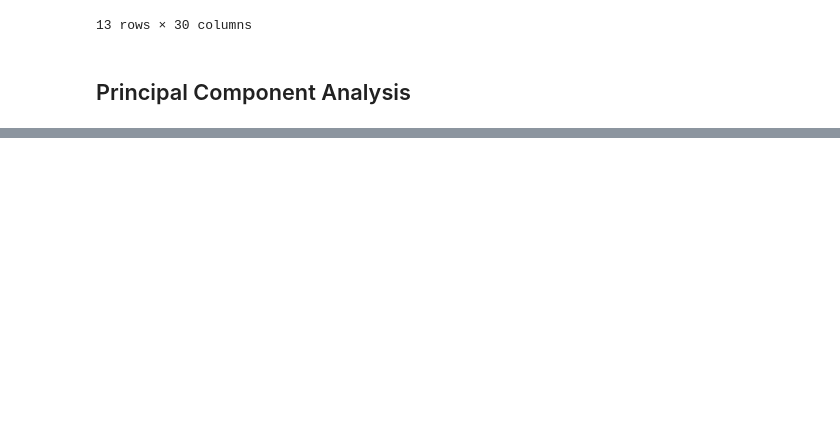
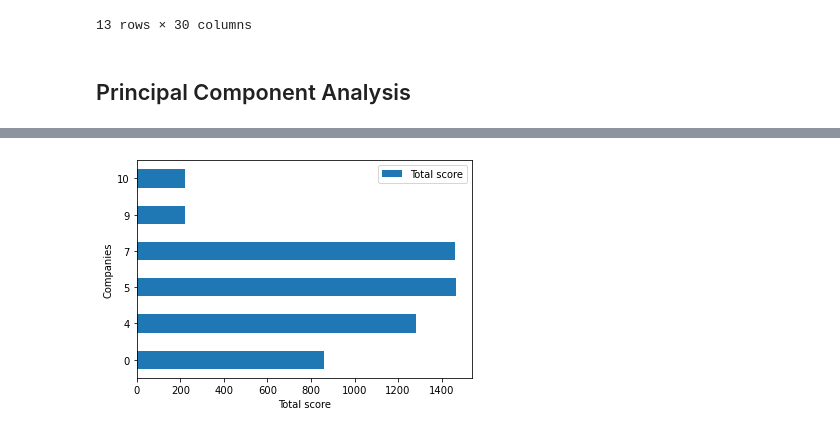
Before and after one commit to csuoc/new_company_geospatial_data, a Jupyter notebook: src/Analysis.ipynb, the cells around one changed output, grey strips where cells are left out. Cells and saved outputs as stored; diff of their text form; code cells hidden in the pictures; blank space fills up the shorter version.

```diff
--- a/src/Analysis.ipynb
+++ b/src/Analysis.ipynb
@@ -104,2 +74,0 @@ for i in columns:
-# %%
-companies_final["Total score"] = [13864, 16434.5, 30415.5, 32106.5, 21917.5, 21917.5, 7918.5]
@@ -124,0 +75,2 @@ companies_final["Total score"].plot(kind="bar")
+# %%
+companies_final = companies_final.loc[(companies_final["Name"]=="ngmoco") | (companies_final["Name"]=="Zynga") | (companies_final["Name"]== "Serious Business") | (companies_final["Name"]== "Exent") | (companies_final["Name"]== "Shattered Reality Interactive")]
@@ -124,0 +79,27 @@ companies_final["Total score"].plot(kind="bar")
+# %%
+columns = ['Vegan restaurants mean distance', 'Daycare centers distance', 'Night clubs mean distance', 'Bus station mean distance'
+          , 'Metro station mean distance','Train station mean distance', 'Tram station mean distance', 'Basket courts mean distance',
+          'Pet grooming centers mean distance', 'Airports mean distance', 'Starbucks mean distance']
+
+for i in columns:
+
+    companies_final[f"{i.split(' ')[0]} score"] = companies_final[i]
+
+    for j in companies_final[f"{i.split(' ')[0]} score"].values:
+
+            if j in range(1,201):
+                companies_final[f"{i.split(' ')[0]} score"] = companies_final[f"{i.split(' ')[0]} score"].replace(j,100)
+
+            elif j in range(201,401):
+                companies_final[f"{i.split(' ')[0]} score"] = companies_final[f"{i.split(' ')[0]} score"].replace(j,75)
+
+            elif j in range(401,601):
+                companies_final[f"{i.split(' ')[0]} score"] = companies_final[f"{i.split(' ')[0]} score"].replace(j,50)
+
+            elif j in range(601,801):
+                companies_final[f"{i.split(' ')[0]} score"] = companies_final[f"{i.split(' ')[0]} score"].replace(j,25)
+
+            elif j > 800 or j == 0:
+                companies_final[f"{i.split(' ')[0]} score"] = companies_final[f"{i.split(' ')[0]} score"].replace(j,0)
+# %%
+companies_final["Total score"] = [860.14, 1281.02, 1465.655, 1460.315, 219.175, 219.175]
@@ -124,0 +108,5 @@ companies_final["Total score"].plot(kind="bar")
+# %%
+companies_final[["Name", "Total score"]].plot(kind="barh", xlabel = "Total score", ylabel = "Companies")
+plt.show()
+# %% [output]
+[figure, added]
```
Also changed, not shown: parts of 8 cells of this notebook, 6 other files.
